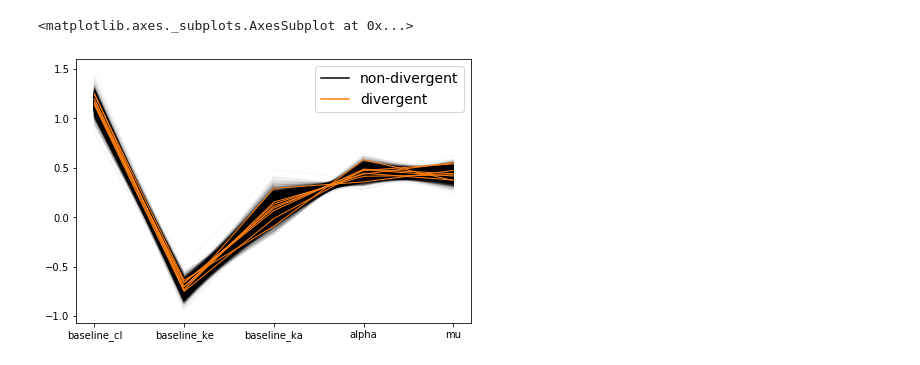
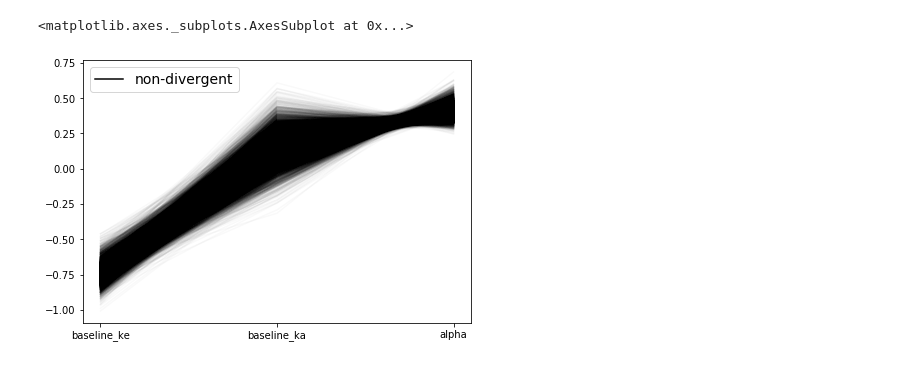
Before and after one commit to Dpananos/PKBayes, a Jupyter notebook: debug.ipynb, the cells around one changed output. Cells and saved outputs as stored; diff of their text form; code cells hidden in the pictures.

Commit message:
Chains look for each model

```diff
--- a/debug.ipynb
+++ b/debug.ipynb
@@ -6,9 +6,9 @@ import matplotlib.pyplot as plt
 
 %matplotlib inline
 # %%
-data = az.from_netcdf('trace/pk_regression.NC')
+data = az.from_netcdf('trace/pk_mixed_model.NC')
 # %%
-az.plot_parallel(data, var_names=['baseline_cl','baseline_ke','baseline_ka','alpha','mu'])
+az.plot_parallel(data, var_names=['baseline_ke','baseline_ka','alpha'])
 # %% [output]
 <matplotlib.axes._subplots.AxesSubplot at 0x...>
-[figure, old version]
+[figure, new version]
```
Also changed, not shown: parts of 3 cells of this notebook, 4 other files.
